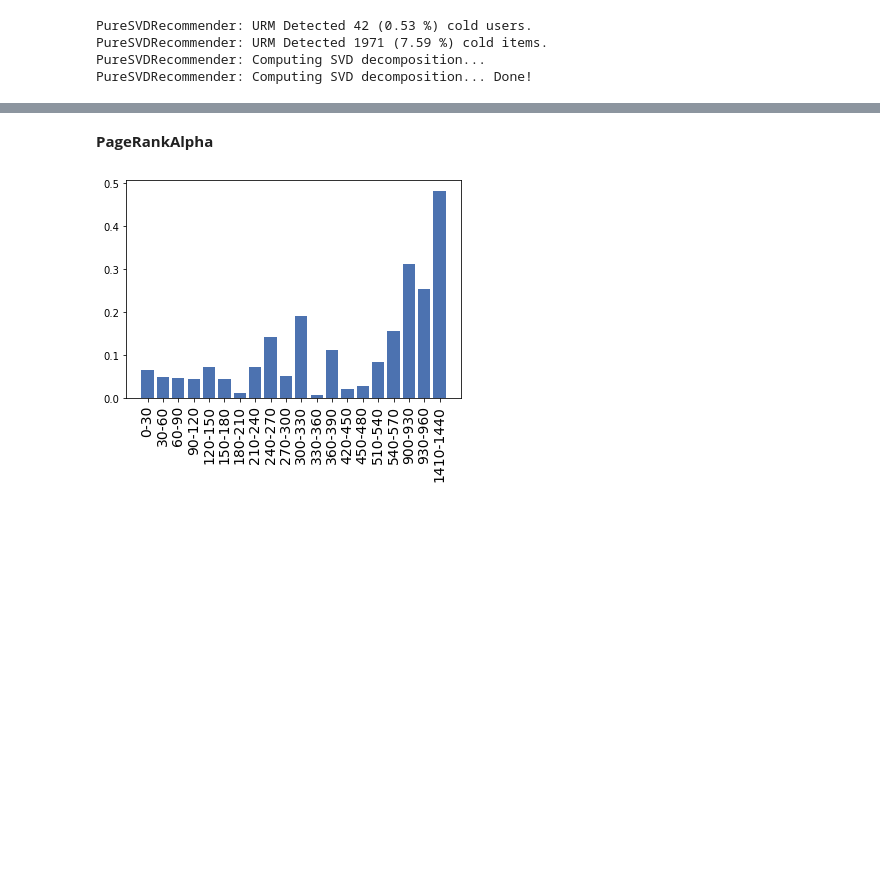
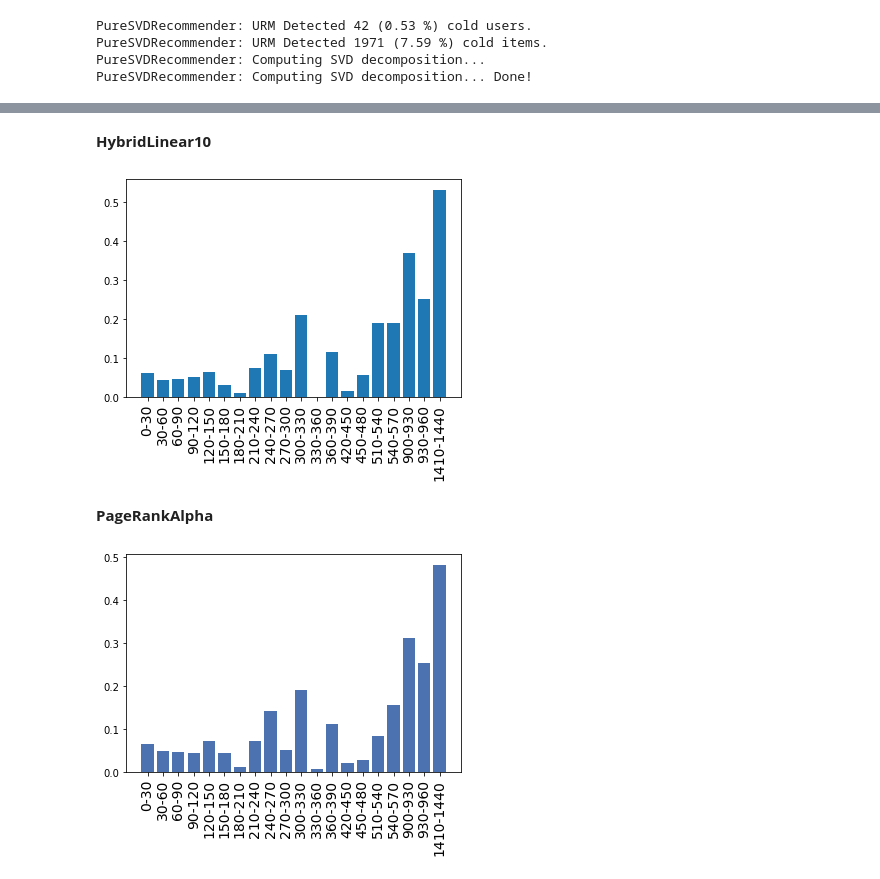
Before and after one commit to fcolombo7/RecSys-2020, a Jupyter notebook: user_analysis.ipynb, the cells around one changed output, grey strips where cells are left out. Drawn from its saved outputs; the diff is of its cells as text; code cells hidden in the pictures; blank space fills up the shorter version.

```diff
--- a/user_analysis.ipynb
+++ b/user_analysis.ipynb
@@ -41,6 +41,7 @@ frame_n = frame.groupby(['user_id']).size().reset_index(name='num_inter')
 # %%
 #frame_n.loc[frame_n['num_inter'] < 2]
 # %%
+range_all=30
 mat = URM_train.tocoo()
 d={'user_id':mat.row,
    'item_id':mat.col,
@@ -54,7 +55,8 @@ d={'user_id':mat.row,
    'rating':mat.data}
 frame_test = pd.DataFrame(data=d)
 frame_join = frame_test.join(frame_train.set_index('user_id'), on='user_id')
-#frame_join
+frame_join = frame_join.loc[frame_join['num_inter'] < 500]
+frame_join = frame_join.loc[frame_join['num_inter'] >= 200]
 # %%
 def split_datasets(frame, size = 20):
     max_value = frame['num_inter'].max()
@@ -522,3 +473,9 @@ EvaluatorHoldout: Processed 1 ( 100.00% ) in 0.00 sec. Users per second: 250
+# %% [markdown]
+**HybridLinear10**
+# %%
+plot_frame(x_hl, y_hl)
+# %% [output]
+[figure, added]
 # %% [markdown]
 **PageRankAlpha**
 # %%
```
Also changed, not shown: parts of 28 cells of this notebook.
